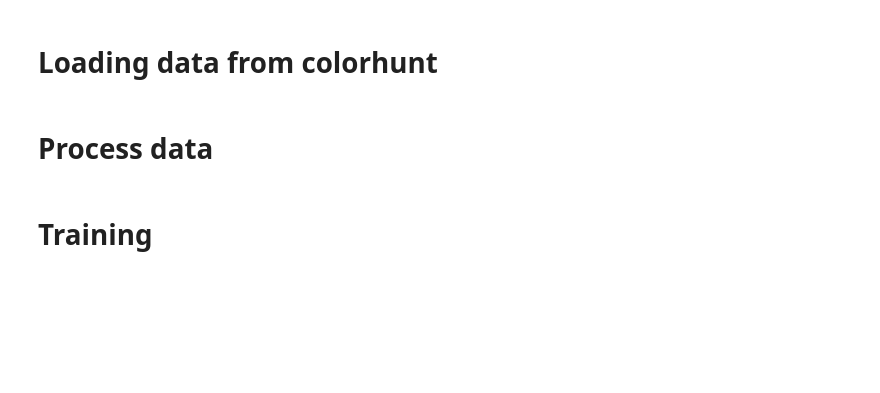
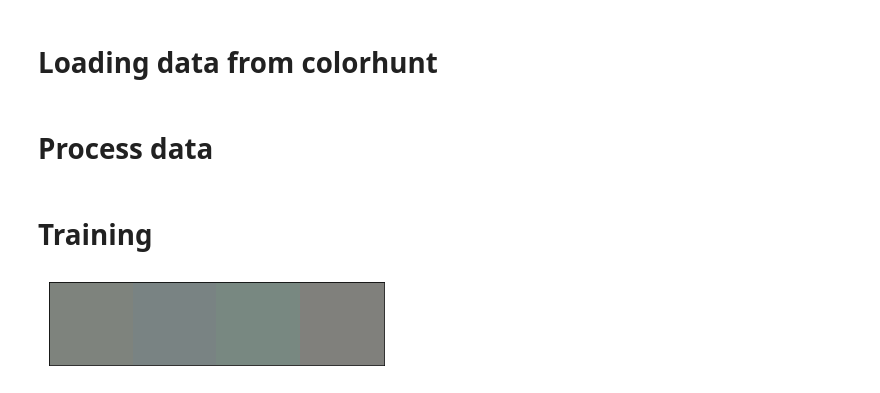
Before and after one commit to boon4681/palette_generator, a Jupyter notebook: main.ipynb, the cells around one changed output. Saved outputs shown, nothing was run; the diff lists cells and outputs as text; code cells hidden in the pictures; blank space fills up the shorter version.

```diff
--- a/main.ipynb
+++ b/main.ipynb
@@ -83,0 +92,22 @@ dataset = dataset.batch( batch_size )
+# %%
+optimizer = Adam(0.0002,0.5)
+def make_generator():
+	model = keras.Sequential()
+	model.add(layers.Input(3,))
+	model.add(layers.Dense(1*4*128))
+	model.add(layers.Reshape((1,4,128)))
+	model.add(layers.Conv2DTranspose(64,(1,4),strides=1,padding="same"))
+	model.add(layers.LeakyReLU(0.2))
+	model.add(layers.Conv2DTranspose(128,(1,4),strides=1,padding="same"))
+	model.add(layers.LeakyReLU(0.2))
+	model.add(layers.Conv2D(3,(1,4),padding="same",activation="sigmoid"))
+	model.compile(loss="binary_crossentropy",optimizer=optimizer)
+	return model
+generator = make_generator()
+# generator.summary()
+image = generator.predict([[1,1,1]])*255
+plt.xticks([]);plt.yticks([])
+plt.imshow(image.reshape((1,4,3)).astype('int'))
+plt.show()
+# %% [output]
+[figure, added]
```
Also changed, not shown: parts of 5 cells of this notebook, 14 other files.
